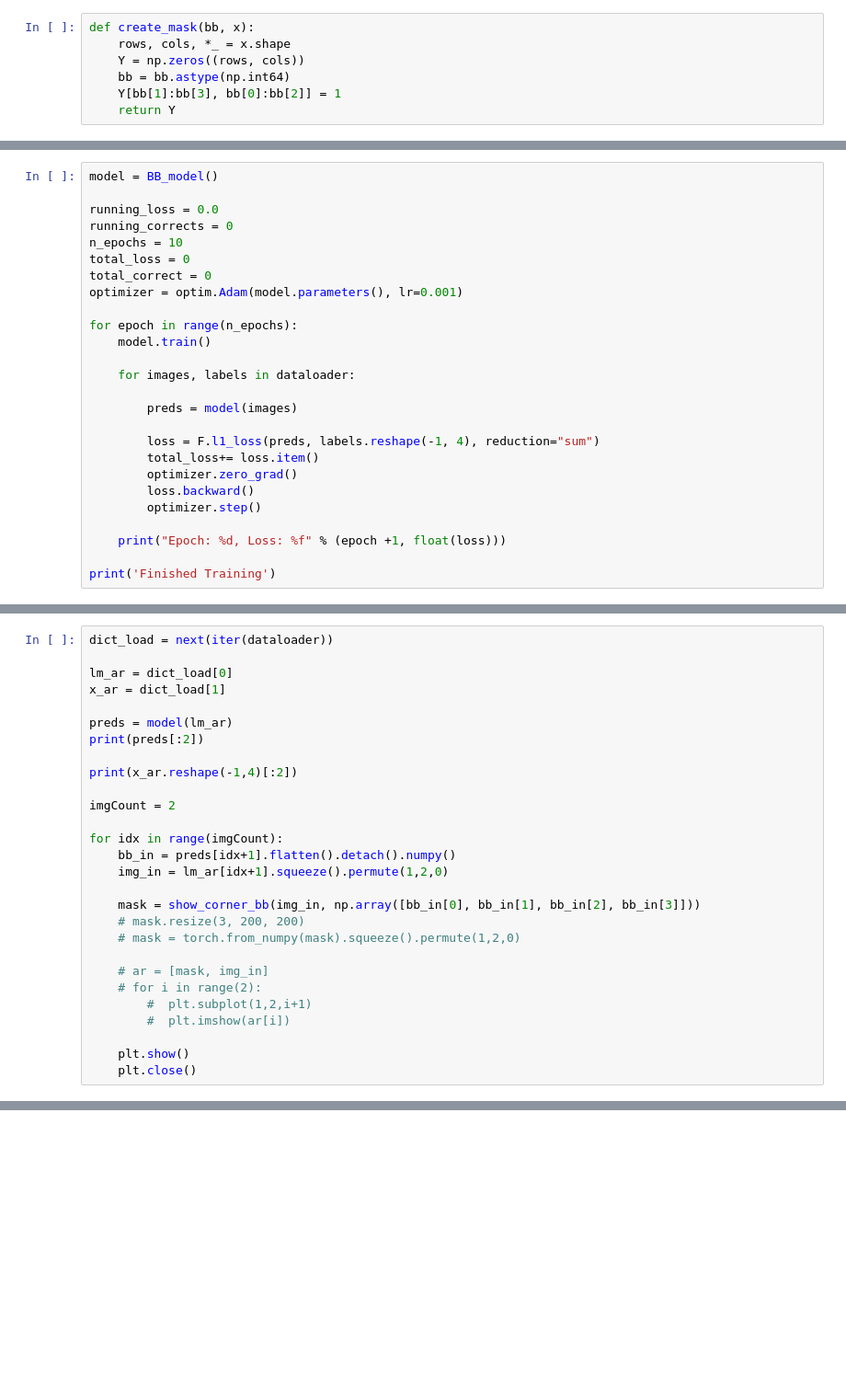
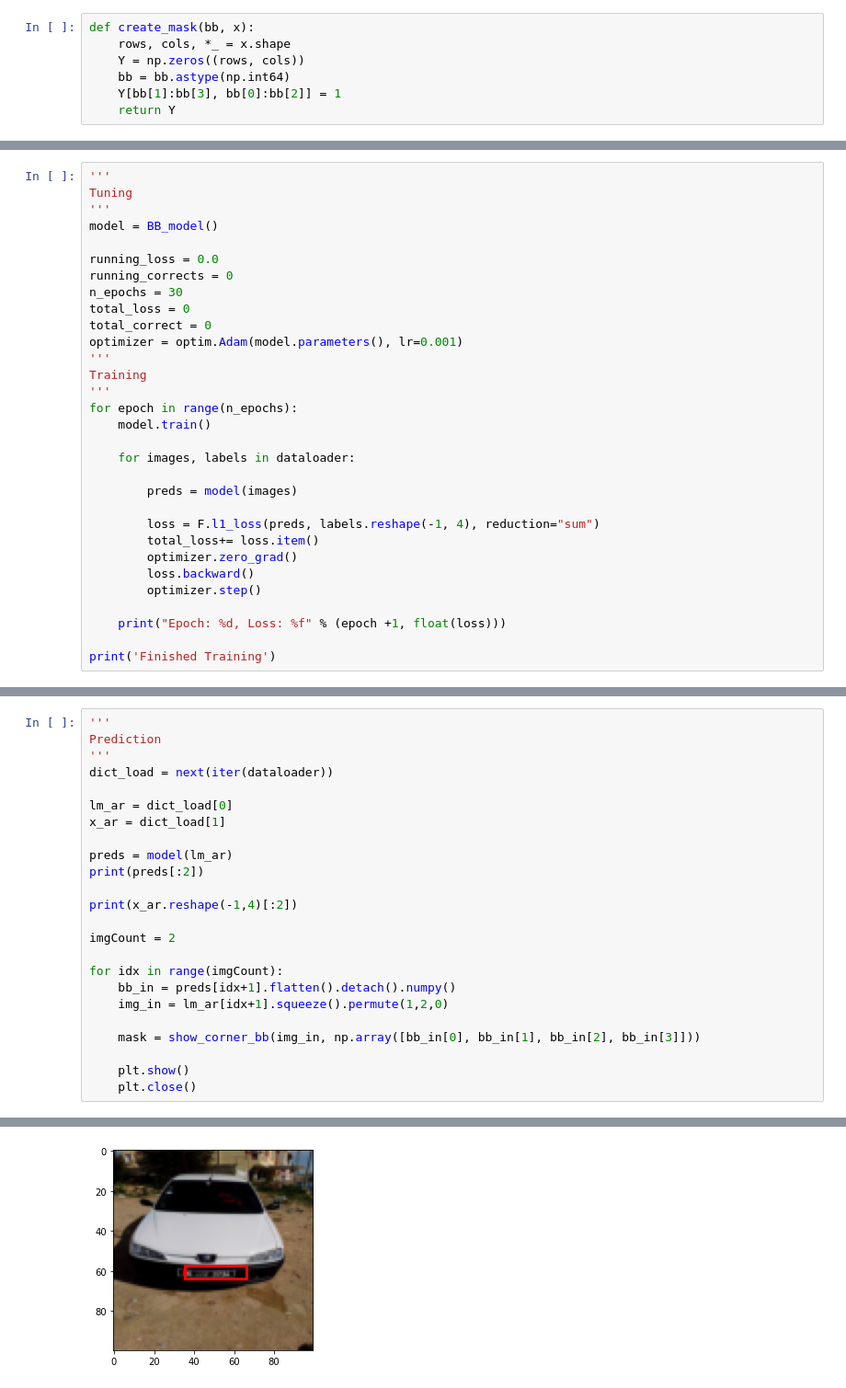
Before and after one commit to Christiand666/DeepLearning, a Jupyter notebook: OPG2_segmentation/main.ipynb, the cells around one changed output, grey strips where cells are left out. Shown at 92% size. Drawn from its saved outputs; the diff is of its cells as text; blank space fills up the shorter version.

```diff
--- a/OPG2_segmentation/main.ipynb
+++ b/OPG2_segmentation/main.ipynb
@@ -179,15 +187,20 @@ class BB_model(nn.Module):
         return self.bb(x)
         # return self.classifier(x), self.bb(x)
 # %%
+'''
+Tuning
+'''
 model = BB_model()
 
 running_loss = 0.0
 running_corrects = 0
-n_epochs = 10
+n_epochs = 30
 total_loss = 0
 total_correct = 0
 optimizer = optim.Adam(model.parameters(), lr=0.001)
-
+'''
+Training
+'''
 for epoch in range(n_epochs):
     model.train()
 
@@ -227,6 +246,9 @@ def show_corner_bb(im, bb, color='red'):
     rectangle_rect = plt.Rectangle((bb[0], bb[1]), bb[2]-bb[0], bb[3]-bb[1], color=color, fill=False, lw=3)
     plt.gca().add_patch(rectangle_rect)
 # %%
+'''
+Prediction
+'''
 dict_load = next(iter(dataloader))
 
 lm_ar = dict_load[0]
@@ -244,13 +266,6 @@ for idx in range(imgCount):
     img_in = lm_ar[idx+1].squeeze().permute(1,2,0)
 
     mask = show_corner_bb(img_in, np.array([bb_in[0], bb_in[1], bb_in[2], bb_in[3]]))
-    # mask.resize(3, 200, 200)
-    # mask = torch.from_numpy(mask).squeeze().permute(1,2,0)
-
-    # ar = [mask, img_in]
-    # for i in range(2):
-        #  plt.subplot(1,2,i+1)
-        #  plt.imshow(ar[i])
 
     plt.show()
     plt.close()
@@ -258,0 +277 @@ NameError: name 'dataloader' is not defined
+[figure, added]
```
Also changed, not shown: parts of 8 cells of this notebook, 3 other files.
